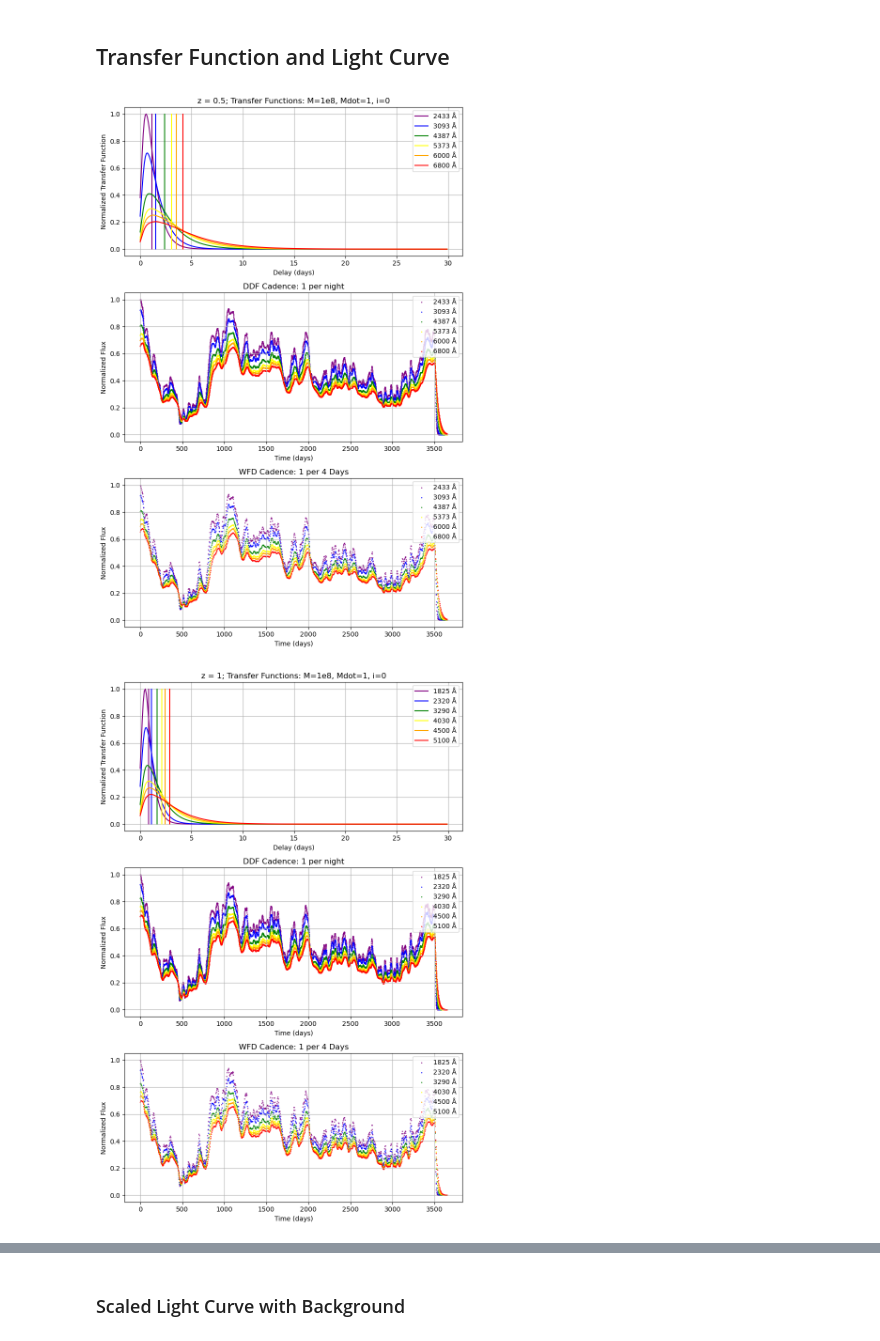
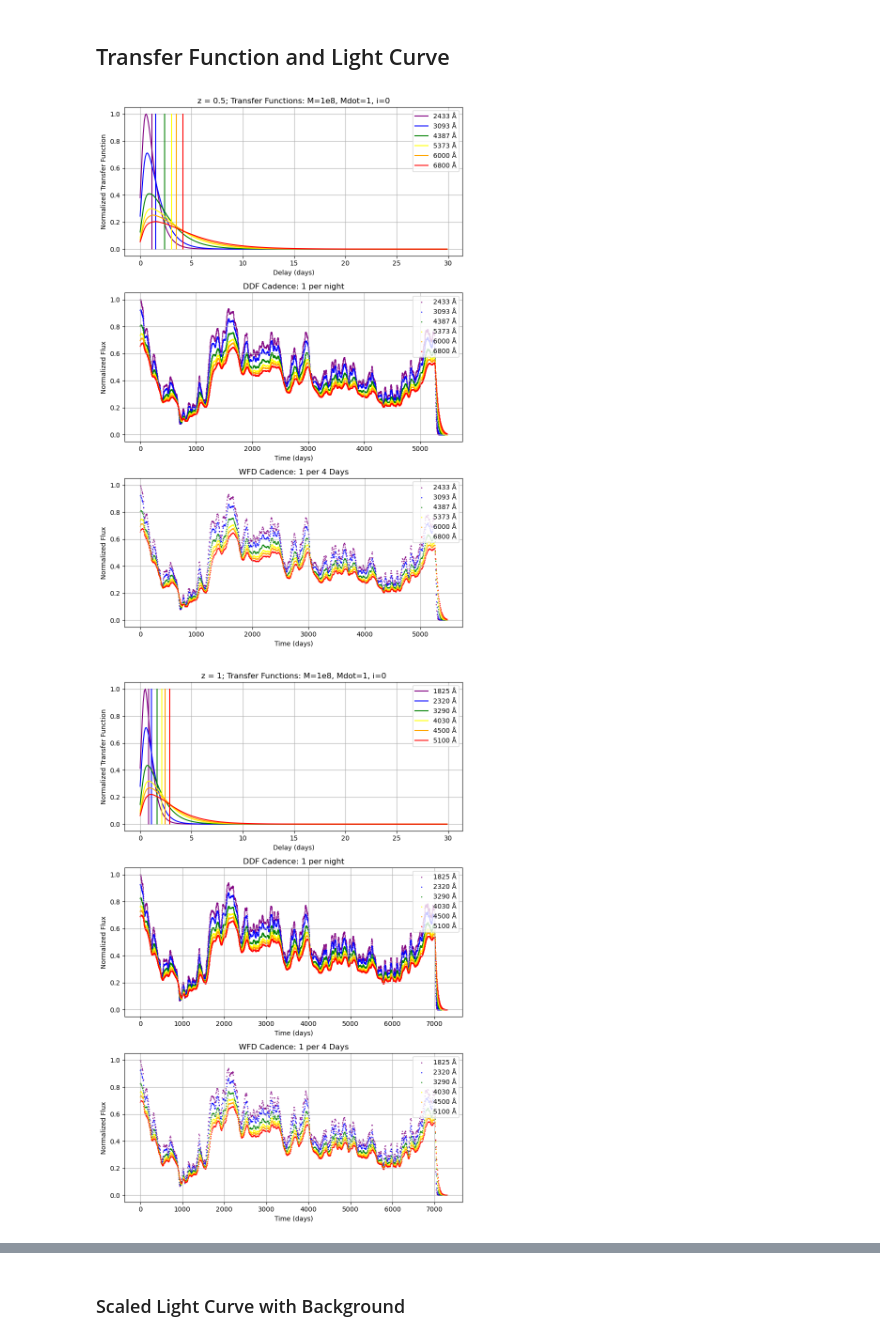
Before and after one commit to Nikko171/Dissertation_code, a Jupyter notebook: light_curves_pipeline data generation.ipynb, the cells around one changed output, grey strips where cells are left out. Cells and saved outputs as stored; diff of their text form; code cells hidden in the pictures.

Commit message:
Reworked Time Dilation, make sure to check driving light curve is consistent

```diff
--- a/light_curves_pipeline data generation.ipynb
+++ b/light_curves_pipeline data generation.ipynb
@@ -1039,8 +1039,8 @@ for i, wav in enumerate(wav_list):
     axs[0].plot([mean,mean],[0.0,1.0],color=color[i],label=None)
 
     # Plot the convolved light curve
-    axs[1].scatter(days[::1], normalize_convolved_light_curve[::1],s=0.5,color=color[i], label=f'{int(wav)} Å')
-    axs[2].scatter(days[::4], normalize_convolved_light_curve[::4],s=0.5,color=color[i], label=f'{int(wav)} Å')
+    axs[1].scatter(days[::1]*(1+0.5), normalize_convolved_light_curve[::1],s=0.5,color=color[i], label=f'{int(wav)} Å')
+    axs[2].scatter(days[::4]*(1+0.5), normalize_convolved_light_curve[::4],s=0.5,color=color[i], label=f'{int(wav)} Å')
 
     with open( 'Data/Fiducial/z05/' +str(wav)+'_light_curve.csv', 'w', newline='') as csvfile:
         csvwriter = csv.writer(csvfile)
@@ -1104,8 +1104,8 @@ for i, wav in enumerate(wav_list):
     axs[0].plot([mean,mean],[0.0,1.0],color=color[i],label=None)
 
     # Plot the convolved light curve
-    axs[1].scatter(days[::1], normalize_convolved_light_curve[::1],s=0.5,color=color[i], label=f'{int(wav)} Å')
-    axs[2].scatter(days[::4], normalize_convolved_light_curve[::4],s=0.5,color=color[i], label=f'{int(wav)} Å')
+    axs[1].scatter(days[::1]*(1+1), normalize_convolved_light_curve[::1],s=0.5,color=color[i], label=f'{int(wav)} Å')
+    axs[2].scatter(days[::4]*(1+1), normalize_convolved_light_curve[::4],s=0.5,color=color[i], label=f'{int(wav)} Å')
 
     with open( 'Data/Fiducial/z1/' +str(wav)+'_light_curve.csv', 'w', newline='') as csvfile:
         csvwriter = csv.writer(csvfile)
@@ -1169,34 +1169,34 @@ for i, wav in enumerate(wav_list):
     axs[0].plot([mean,mean],[0.0,1.0],color=color[i],label=None)
 
     # Plot the convolved light curve
-    axs[1].scatter(days[::1], normalize_convolved_light_curve[::1],s=0.5,color=color[i], label=f'{int(wav)} Å')
-    axs[2].scatter(days[::4], normalize_convolved_light_curve[::4],s=0.5,color=color[i], label=f'{int(wav)} Å')
+    axs[1].scatter(days[::1]*(1+2), normalize_convolved_light_curve[::1],s=0.5,color=color[i], label=f'{int(wav)} Å')
+    axs[2].scatter(days[::4]*(1+2), normalize_convolved_light_curve[::4],s=0.5,color=color[i], label=f'{int(wav)} Å')
 
     with open( 'Data/Fiducial/z2/' +str(wav)+'_light_curve.csv', 'w', newline='') as csvfile:
         csvwriter = csv.writer(csvfile)
         csvwriter.writerow(['time', 'normalised_flux [arbitary unit]','error'])  # Write the header
         for tau, flux, error  in zip(days, normalize_convolved_light_curve, errors):
             csvwriter.writerow([tau, flux, error])
 
 axs[0].set_xlabel('Delay (days)')
 axs[0].set_ylabel('Normalized Transfer Function')
 axs[0].set_title('z = 2; Transfer Functions: M=1e8, Mdot=1, i=0')
 axs[0].legend()
 axs[0].grid()
 
 axs[1].set_xlabel('Time (days)')
 axs[1].set_ylabel('Normalized Flux')
 axs[1].set_title('DDF Cadence: 1 per night')
 axs[1].legend()
 axs[1].grid()
 
 axs[2].set_xlabel('Time (days)')
 axs[2].set_ylabel('Normalized Flux')
 axs[2].set_title('WFD Cadence: 1 per 4 Days')
 axs[2].legend()
 axs[2].grid()
 plt.tight_layout()
 plt.show()
 # %% [output]
-[figure, old version]
+[figure, new version]
 [figure]
```
Also changed, not shown: parts of 3 cells of this notebook.
